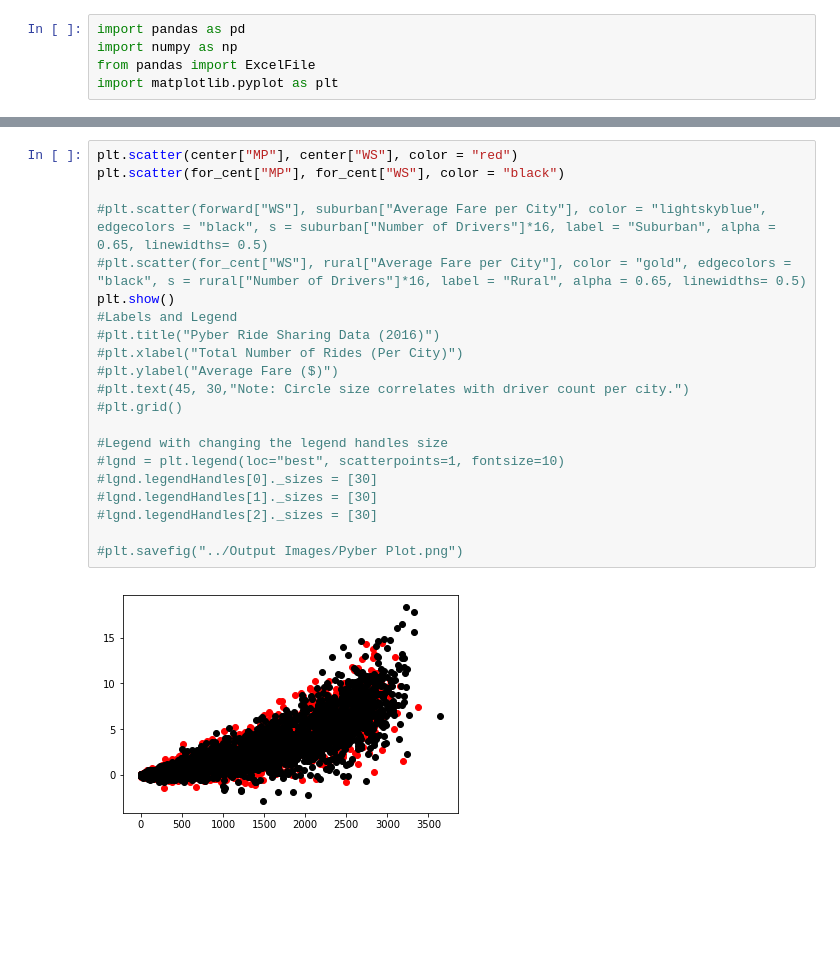
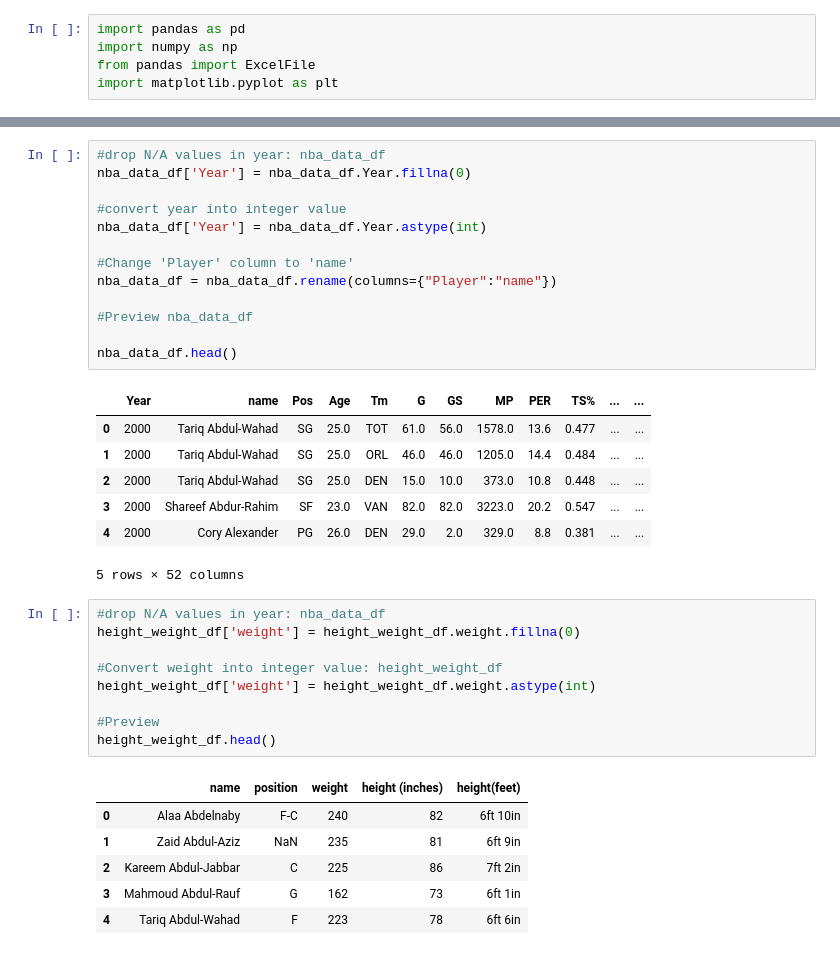
Before and after one commit to logan7734/Project1_repo, a Jupyter notebook: Untitled.ipynb, the cells around one changed output, grey strips where cells are left out. Cells and saved outputs as stored; diff of their text form; blank space fills up the shorter version.

```diff
--- a/Untitled.ipynb
+++ b/Untitled.ipynb
@@ -208,23 +6,37 @@ Name: Year, Length: 23468, dtype: bool
-# %%
-plt.scatter(center["MP"], center["WS"], color = "red")
-plt.scatter(for_cent["MP"], for_cent["WS"], color = "black")
-
-#plt.scatter(forward["WS"], suburban["Average Fare per City"], color = "lightskyblue", edgecolors = "black", s = suburban["Number of Drivers"]*16, label = "Suburban", alpha = 0.65, linewidths= 0.5)
-#plt.scatter(for_cent["WS"], rural["Average Fare per City"], color = "gold", edgecolors = "black", s = rural["Number of Drivers"]*16, label = "Rural", alpha = 0.65, linewidths= 0.5)
-plt.show()
-#Labels and Legend
-#plt.title("Pyber Ride Sharing Data (2016)")
-#plt.xlabel("Total Number of Rides (Per City)")
-#plt.ylabel("Average Fare ($)")
-#plt.text(45, 30,"Note: Circle size correlates with driver count per city.")
-#plt.grid()
-
-#Legend with changing the legend handles size
-#lgnd = plt.legend(loc="best", scatterpoints=1, fontsize=10)
-#lgnd.legendHandles[0]._sizes = [30]
-#lgnd.legendHandles[1]._sizes = [30]
-#lgnd.legendHandles[2]._sizes = [30]
-
-#plt.savefig("../Output Images/Pyber Plot.png")
-# %% [output]
-[figure, removed]
+# %%
+#drop N/A values in year: nba_data_df
+nba_data_df['Year'] = nba_data_df.Year.fillna(0)
+
+#convert year into integer value
+nba_data_df['Year'] = nba_data_df.Year.astype(int)
+
+#Change 'Player' column to 'name'
+nba_data_df = nba_data_df.rename(columns={"Player":"name"})
+
+#Preview nba_data_df
+
+nba_data_df.head()
+# %% [output]
+|  | Year | name | Pos | Age | Tm | G | GS | MP | PER | TS% | ... | ... |
+| 0 | 2000 | Tariq Abdul-Wahad | SG | 25.0 | TOT | 61.0 | 56.0 | 1578.0 | 13.6 | 0.477 | ... | ... |
+| 1 | 2000 | Tariq Abdul-Wahad | SG | 25.0 | ORL | 46.0 | 46.0 | 1205.0 | 14.4 | 0.484 | ... | ... |
+| 2 | 2000 | Tariq Abdul-Wahad | SG | 25.0 | DEN | 15.0 | 10.0 | 373.0 | 10.8 | 0.448 | ... | ... |
+| 3 | 2000 | Shareef Abdur-Rahim | SF | 23.0 | VAN | 82.0 | 82.0 | 3223.0 | 20.2 | 0.547 | ... | ... |
+| 4 | 2000 | Cory Alexander | PG | 26.0 | DEN | 29.0 | 2.0 | 329.0 | 8.8 | 0.381 | ... | ... |
+5 rows × 52 columns
+# %%
+#drop N/A values in year: nba_data_df
+height_weight_df['weight'] = height_weight_df.weight.fillna(0)
+
+#Convert weight into integer value: height_weight_df
+height_weight_df['weight'] = height_weight_df.weight.astype(int)
+
+#Preview
+height_weight_df.head()
+# %% [output]
+|  | name | position | weight | height (inches) | height(feet) |
+| 0 | Alaa Abdelnaby | F-C | 240 | 82 | 6ft 10in |
+| 1 | Zaid Abdul-Aziz | NaN | 235 | 81 | 6ft 9in |
+| 2 | Kareem Abdul-Jabbar | C | 225 | 86 | 7ft 2in |
+| 3 | Mahmoud Abdul-Rauf | G | 162 | 73 | 6ft 1in |
+| 4 | Tariq Abdul-Wahad | F | 223 | 78 | 6ft 6in |
```
Also changed, not shown: parts of 33 cells of this notebook.
